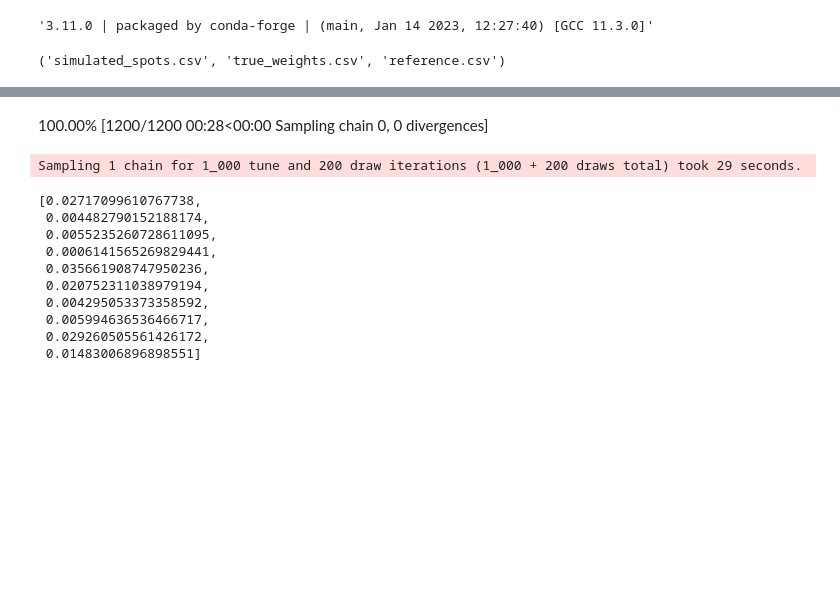
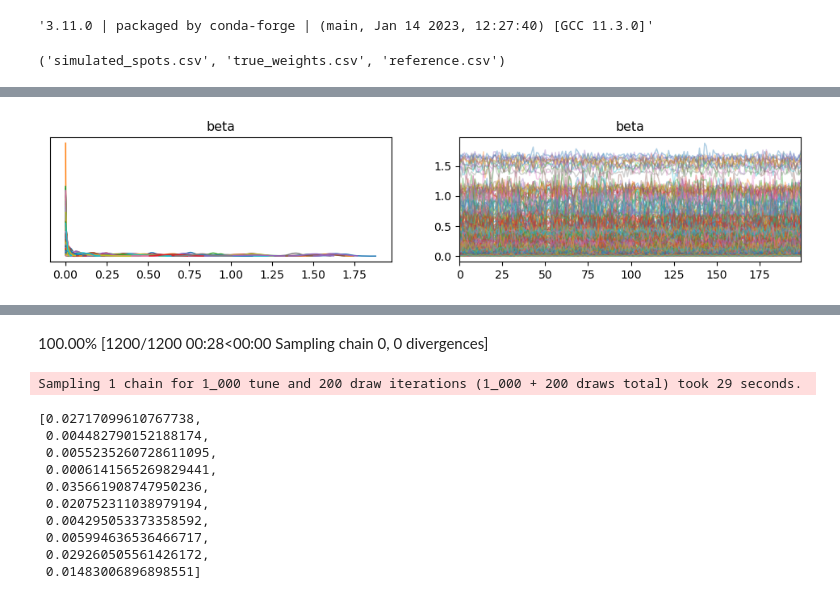
Before and after one commit to dmnburrows/spatial_transcriptomics, a Jupyter notebook: run_3.ipynb, the cells around one changed output, grey strips where cells are left out. Drawn from its saved outputs; the diff is of its cells as text; code cells hidden in the pictures; blank space fills up the shorter version.

```diff
--- a/run_3.ipynb
+++ b/run_3.ipynb
@@ -100,0 +173,9 @@ r2
+# %%
+#Visualise posteriors across all proportions
+from arviz.utils import Numba
+Numba.disable_numba()
+Numba.numba_flag
+az.plot_trace(idata.posterior['beta'])
+plt.show()
+# %% [output]
+[figure, added]
```
Also changed, not shown: parts of 16 cells of this notebook, 2 other files.
